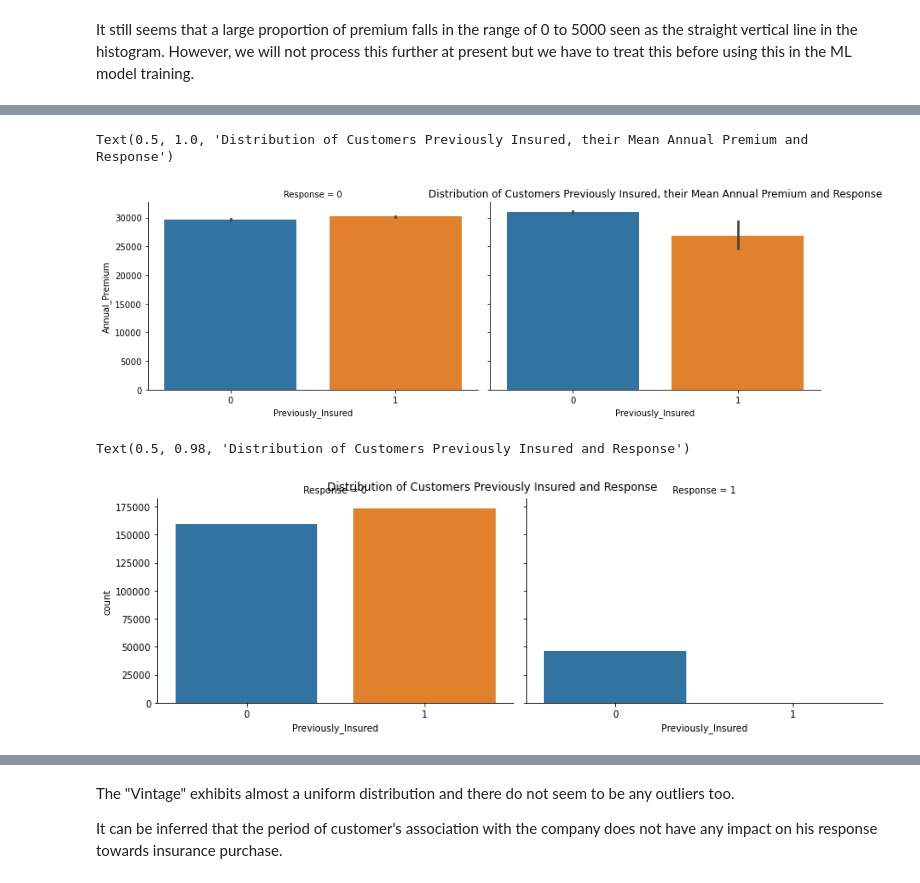
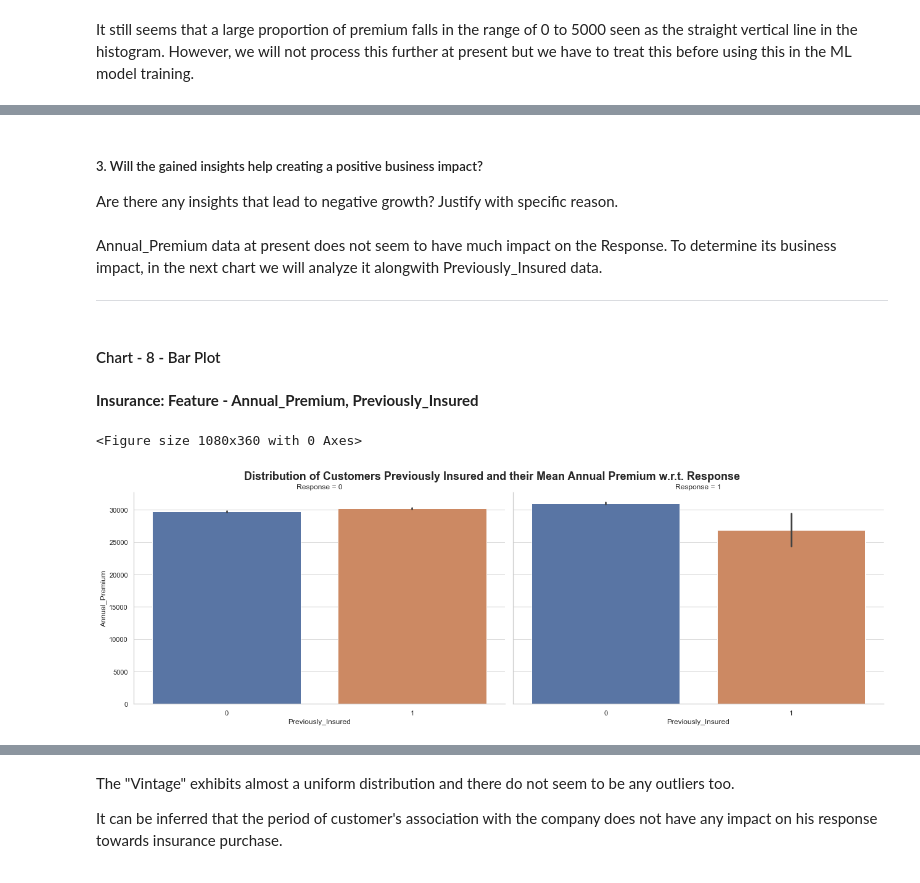
Before and after one commit to AimanSahay/ML-Project---Insurance-Cross-Sell-Prediction, a Jupyter notebook: ML Project_Insurance Cross Sell Prediction.ipynb, the cells around one changed output, grey strips where cells are left out. Cells and saved outputs as stored; diff of their text form; code cells hidden in the pictures.

```diff
--- a/ML Project_Insurance Cross Sell Prediction.ipynb
+++ b/ML Project_Insurance Cross Sell Prediction.ipynb
@@ -930,5 +999,6 @@ Note: Later, we will use more robust techniques such as IQR methods and min-max
 # %%
-data_with_prem_below_80k = data1[data1["Annual_Premium"] <= 80000]
+# Remove outliers
+data_with_prem_below_80k = data[data["Annual_Premium"] <= 80000]
 data_with_prem_below_80k.shape
 # %% [output]
 (378744, 10)
@@ -954,14 +1035,19 @@ Now, based on the "Annual_Premium" above 80000 and "Previously_Insured" data, le
+# %% [markdown]
+##### 3. Will the gained insights help creating a positive business impact?
+Are there any insights that lead to negative growth? Justify with specific reason.
+# %% [markdown]
+Annual_Premium data at present does not seem to have much impact on the Response. To determine its business impact, in the next chart we will analyze it alongwith Previously_Insured data.
+
+---
+# %% [markdown]
+#### Chart - 8 - Bar Plot
+# %% [markdown]
+**Insurance: Feature - Annual_Premium, Previously_Insured**
 # %%
-sns.catplot(x='Previously_Insured', y="Annual_Premium", data=data_with_prem_below_80k, kind='bar', col='Response',\
-            height=4, aspect=1.5, col_wrap=2)
-plt.title("Distribution of Customers Previously Insured, their Mean Annual Premium and Response")
+# Chart - 8 visualization code
+
+show_fig_plot(data_with_prem_below_80k, "Previously_Insured", (15,5), "Response", "bar", 1.5, 2, \
+             "Distribution of Customers Previously Insured and their Mean Annual Premium w.r.t. Response", 0.9, y_feature="Annual_Premium")
 # %% [output]
-Text(0.5, 1.0, 'Distribution of Customers Previously Insured, their Mean Annual Premium and Response')
+<Figure size 1080x360 with 0 Axes>
-[figure, old version]
+[figure, new version]
-# %%
-sns.catplot(x='Previously_Insured', data=data_with_prem_below_80k, kind='count', col='Response',\
-            height=4, aspect=1.5, col_wrap=2)
-plt.suptitle("Distribution of Customers Previously Insured and Response")
-# %% [output]
-Text(0.5, 0.98, 'Distribution of Customers Previously Insured and Response')
-[figure, removed]
```
Also changed, not shown: parts of 167 cells of this notebook.
